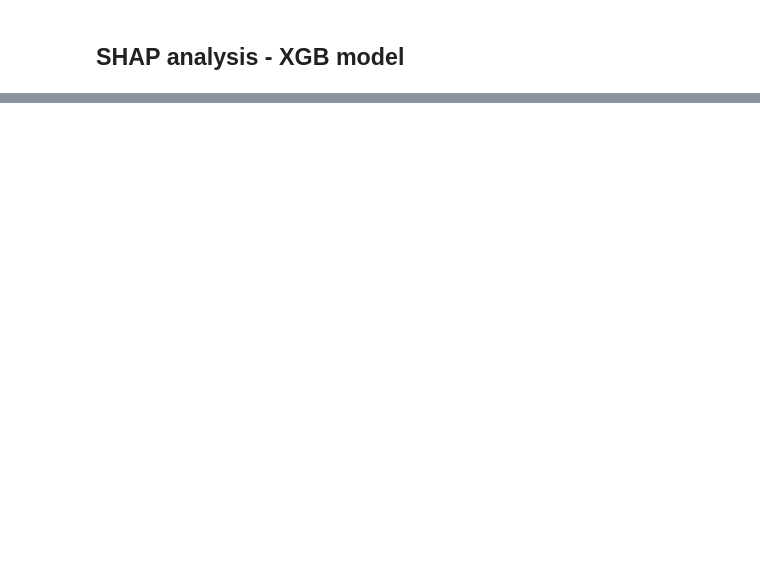
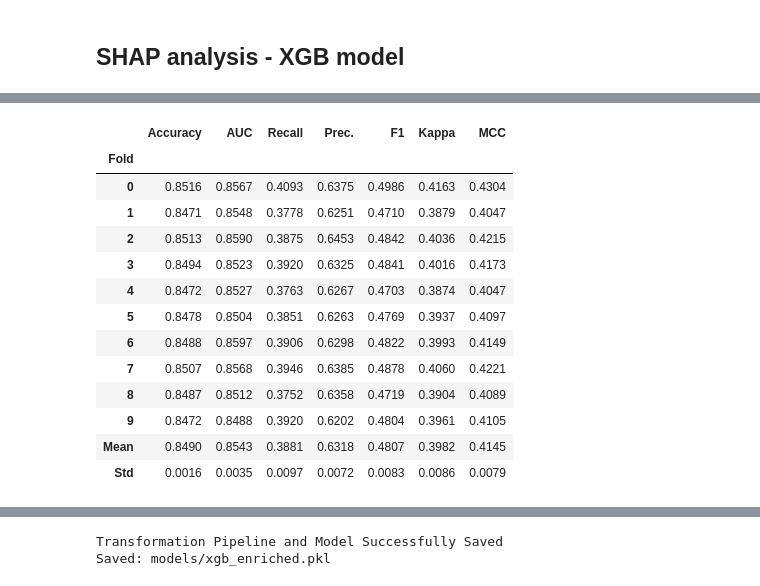
Before and after one commit to AnnaIgumnova/ai-paper-impact-predictor, a Jupyter notebook: notebooks/08_AI_Papers_modelling_enriched.ipynb, the cells around one changed output, grey strips where cells are left out. Saved outputs shown, nothing was run; the diff lists cells and outputs as text; code cells hidden in the pictures; blank space fills up the shorter version.

```diff
--- a/notebooks/08_AI_Papers_modelling_enriched.ipynb
+++ b/notebooks/08_AI_Papers_modelling_enriched.ipynb
@@ -288,0 +242,6 @@ xgboost_model = create_model('xgboost')
+# %%
+# Create and save XGBoost model
+xgb = create_model('xgboost', session_id=42)
+save_model(xgb, '../models/xgb_enriched')
+print("Saved: models/xgb_enriched.pkl")
+# %% [output]
@@ -288,0 +249,14 @@ xgboost_model = create_model('xgboost')
+|  | Accuracy | AUC | Recall | Prec. | F1 | Kappa | MCC |
+| Fold |  |  |  |  |  |  |  |
+| 0 | 0.8516 | 0.8567 | 0.4093 | 0.6375 | 0.4986 | 0.4163 | 0.4304 |
+| 1 | 0.8471 | 0.8548 | 0.3778 | 0.6251 | 0.4710 | 0.3879 | 0.4047 |
+| 2 | 0.8513 | 0.8590 | 0.3875 | 0.6453 | 0.4842 | 0.4036 | 0.4215 |
+| 3 | 0.8494 | 0.8523 | 0.3920 | 0.6325 | 0.4841 | 0.4016 | 0.4173 |
+| 4 | 0.8472 | 0.8527 | 0.3763 | 0.6267 | 0.4703 | 0.3874 | 0.4047 |
+| 5 | 0.8478 | 0.8504 | 0.3851 | 0.6263 | 0.4769 | 0.3937 | 0.4097 |
+| 6 | 0.8488 | 0.8597 | 0.3906 | 0.6298 | 0.4822 | 0.3993 | 0.4149 |
+| 7 | 0.8507 | 0.8568 | 0.3946 | 0.6385 | 0.4878 | 0.4060 | 0.4221 |
+| 8 | 0.8487 | 0.8512 | 0.3752 | 0.6358 | 0.4719 | 0.3904 | 0.4089 |
+| 9 | 0.8472 | 0.8488 | 0.3920 | 0.6202 | 0.4804 | 0.3961 | 0.4105 |
+| Mean | 0.8490 | 0.8543 | 0.3881 | 0.6318 | 0.4807 | 0.3982 | 0.4145 |
+| Std | 0.0016 | 0.0035 | 0.0097 | 0.0072 | 0.0083 | 0.0086 | 0.0079 |
@@ -289 +264,3 @@ xgboost_model = create_model('xgboost')
+Transformation Pipeline and Model Successfully Saved
+Saved: models/xgb_enriched.pkl
 # %%
```
Also changed, not shown: parts of 10 cells of this notebook, 10 other files.
